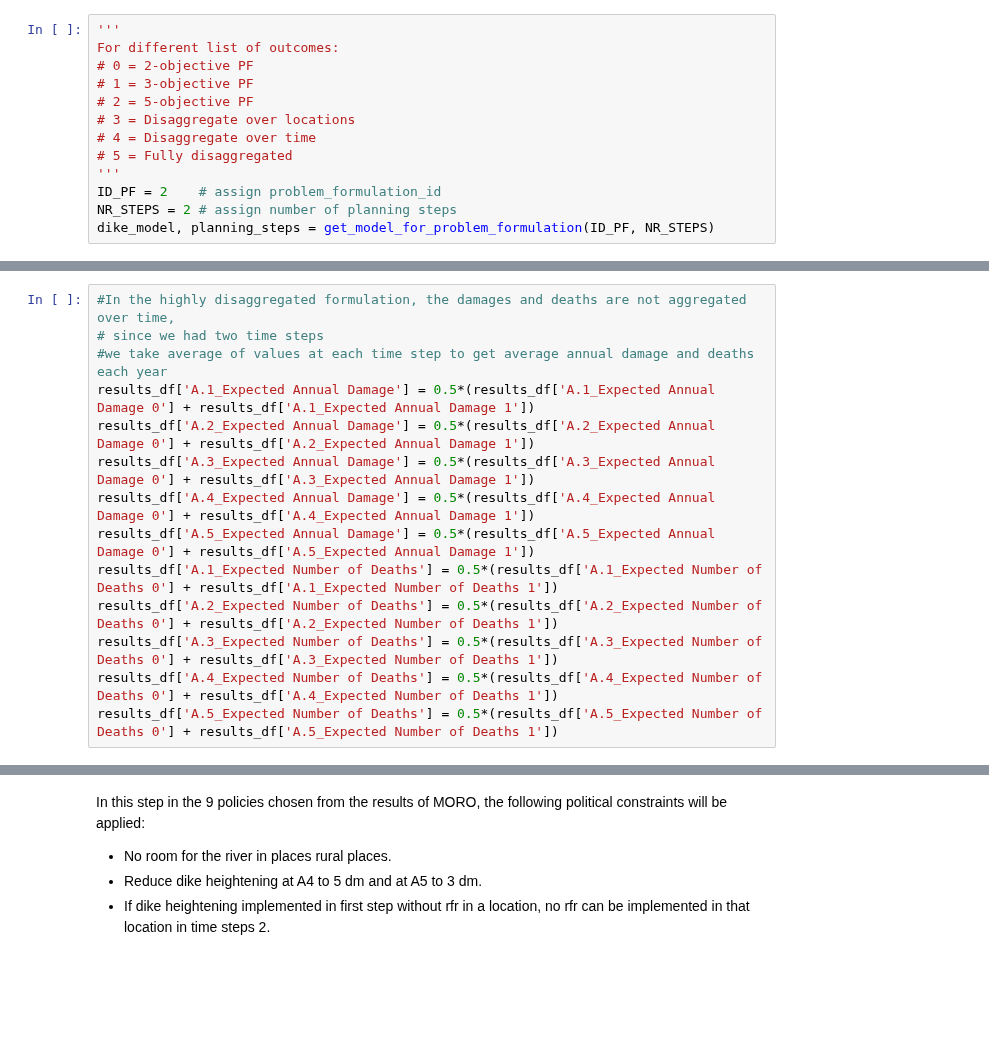
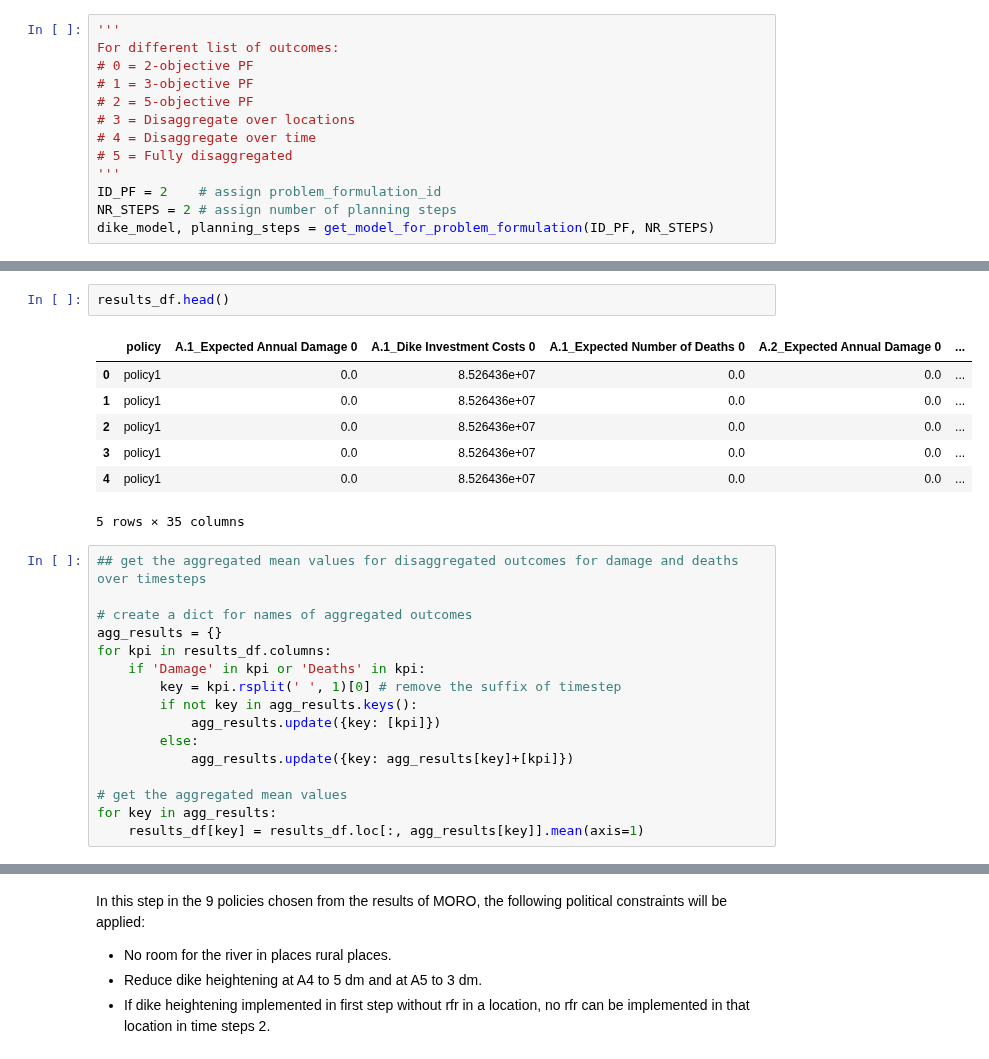
Before and after one commit to pdebiase/MBDM-group-11, a Jupyter notebook: final assignment/MORO_postanalysis.ipynb, the cells around one changed output, grey strips where cells are left out. Cells and saved outputs as stored; diff of their text form; blank space fills up the shorter version.

```diff
--- a/final assignment/MORO_postanalysis.ipynb
+++ b/final assignment/MORO_postanalysis.ipynb
@@ -84,14 +74,0 @@ results_df['name'] = experiment['policy'] # a column to see which row correspond
-# %%
-#In the highly disaggregated formulation, the damages and deaths are not aggregated over time,
-# since we had two time steps
-#we take average of values at each time step to get average annual damage and deaths each year
-results_df['A.1_Expected Annual Damage'] = 0.5*(results_df['A.1_Expected Annual Damage 0'] + results_df['A.1_Expected Annual Damage 1'])
-results_df['A.2_Expected Annual Damage'] = 0.5*(results_df['A.2_Expected Annual Damage 0'] + results_df['A.2_Expected Annual Damage 1'])
-results_df['A.3_Expected Annual Damage'] = 0.5*(results_df['A.3_Expected Annual Damage 0'] + results_df['A.3_Expected Annual Damage 1'])
-results_df['A.4_Expected Annual Damage'] = 0.5*(results_df['A.4_Expected Annual Damage 0'] + results_df['A.4_Expected Annual Damage 1'])
-results_df['A.5_Expected Annual Damage'] = 0.5*(results_df['A.5_Expected Annual Damage 0'] + results_df['A.5_Expected Annual Damage 1'])
-results_df['A.1_Expected Number of Deaths'] = 0.5*(results_df['A.1_Expected Number of Deaths 0'] + results_df['A.1_Expected Number of Deaths 1'])
-results_df['A.2_Expected Number of Deaths'] = 0.5*(results_df['A.2_Expected Number of Deaths 0'] + results_df['A.2_Expected Number of Deaths 1'])
-results_df['A.3_Expected Number of Deaths'] = 0.5*(results_df['A.3_Expected Number of Deaths 0'] + results_df['A.3_Expected Number of Deaths 1'])
-results_df['A.4_Expected Number of Deaths'] = 0.5*(results_df['A.4_Expected Number of Deaths 0'] + results_df['A.4_Expected Number of Deaths 1'])
-results_df['A.5_Expected Number of Deaths'] = 0.5*(results_df['A.5_Expected Number of Deaths 0'] + results_df['A.5_Expected Number of Deaths 1'])
@@ -137,0 +75,26 @@ plt.show()
+# %%
+results_df.head()
+# %% [output]
+|  | policy | A.1_Expected Annual Damage 0 | A.1_Dike Investment Costs 0 | A.1_Expected Number of Deaths 0 | A.2_Expected Annual Damage 0 | ... |
+| 0 | policy1 | 0.0 | 8.526436e+07 | 0.0 | 0.0 | ... |
+| 1 | policy1 | 0.0 | 8.526436e+07 | 0.0 | 0.0 | ... |
+| 2 | policy1 | 0.0 | 8.526436e+07 | 0.0 | 0.0 | ... |
+| 3 | policy1 | 0.0 | 8.526436e+07 | 0.0 | 0.0 | ... |
+| 4 | policy1 | 0.0 | 8.526436e+07 | 0.0 | 0.0 | ... |
+5 rows × 35 columns
+# %%
+## get the aggregated mean values for disaggregated outcomes for damage and deaths over timesteps
+
+# create a dict for names of aggregated outcomes
+agg_results = {}
+for kpi in results_df.columns:
+    if 'Damage' in kpi or 'Deaths' in kpi:
+        key = kpi.rsplit(' ', 1)[0] # remove the suffix of timestep
+        if not key in agg_results.keys():
+            agg_results.update({key: [kpi]})
+        else:
+            agg_results.update({key: agg_results[key]+[kpi]})
+
+# get the aggregated mean values
+for key in agg_results:
+    results_df[key] = results_df.loc[:, agg_results[key]].mean(axis=1)
```
Also changed, not shown: parts of 24 cells of this notebook.
